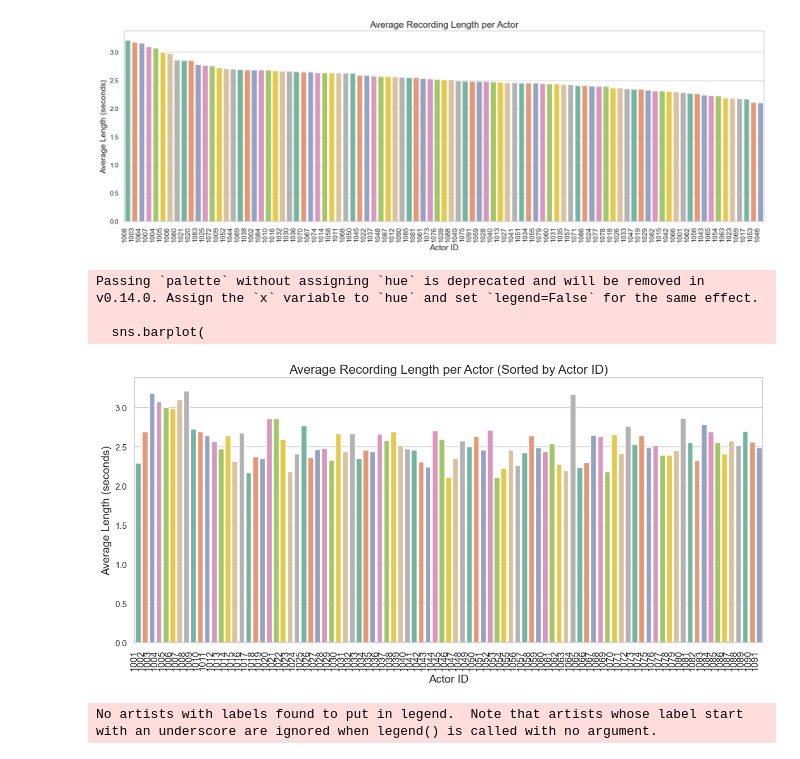
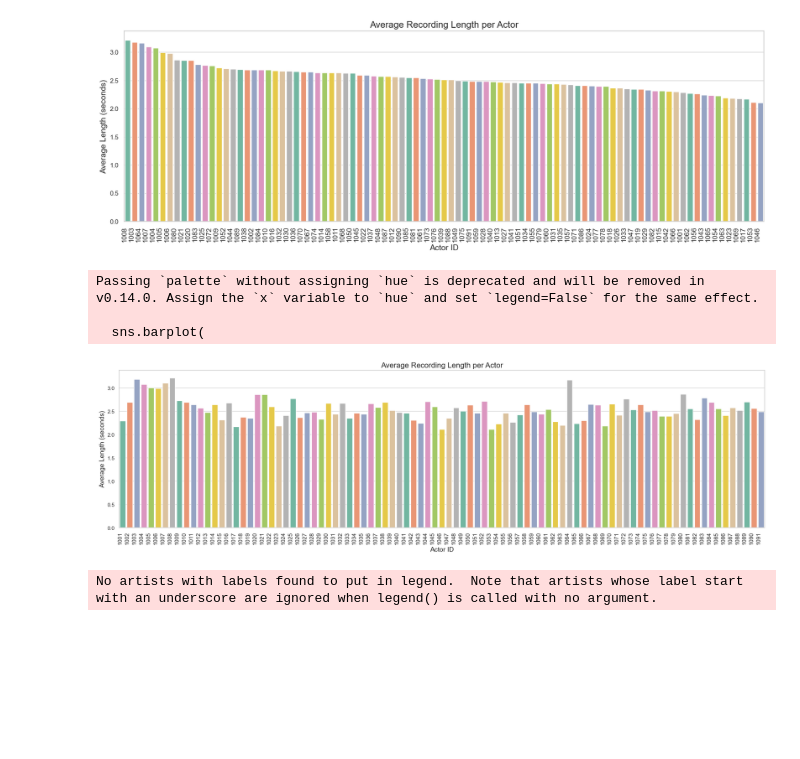
Before and after one commit to mweuro/informatyka-afektywna-speechmultiemo, a Jupyter notebook: length_analyze.ipynb, the cells around one changed output. Cells and saved outputs as stored; diff of their text form; code cells hidden in the pictures; blank space fills up the shorter version.

```diff
--- a/length_analyze.ipynb
+++ b/length_analyze.ipynb
@@ -177,27 +178,27 @@ Passing `palette` without assigning `hue` is deprecated and will be removed in v
 # %%
 average_lengths = average_lengths.sort_values(by='ActorID', ascending=True)
 
-plt.figure(figsize=(12, 6))
+plt.figure(figsize=(20, 6))
 sns.barplot(
     data=average_lengths,
     x='ActorID',
     y='duration_sec',
     palette="Set2"
 )
 
-plt.title("Average Recording Length per Actor (Sorted by Actor ID)", fontsize=16)
+plt.title("Average Recording Length per Actor", fontsize=16)
 plt.xlabel("Actor ID", fontsize=14)
 plt.ylabel("Average Length (seconds)", fontsize=14)
 
 plt.xticks(rotation=90, ha='right', fontsize=12)
 
 plt.tight_layout()
 plt.show()
 # %% [output]
 Passing `palette` without assigning `hue` is deprecated and will be removed in v0.14.0. Assign the `x` variable to `hue` and set `legend=False` for the same effect.
 
   sns.barplot(
-[figure, old version]
+[figure, new version]
 # %%
 sns.set(style="whitegrid")
 
```
Also changed, not shown: parts of 7 cells of this notebook.
